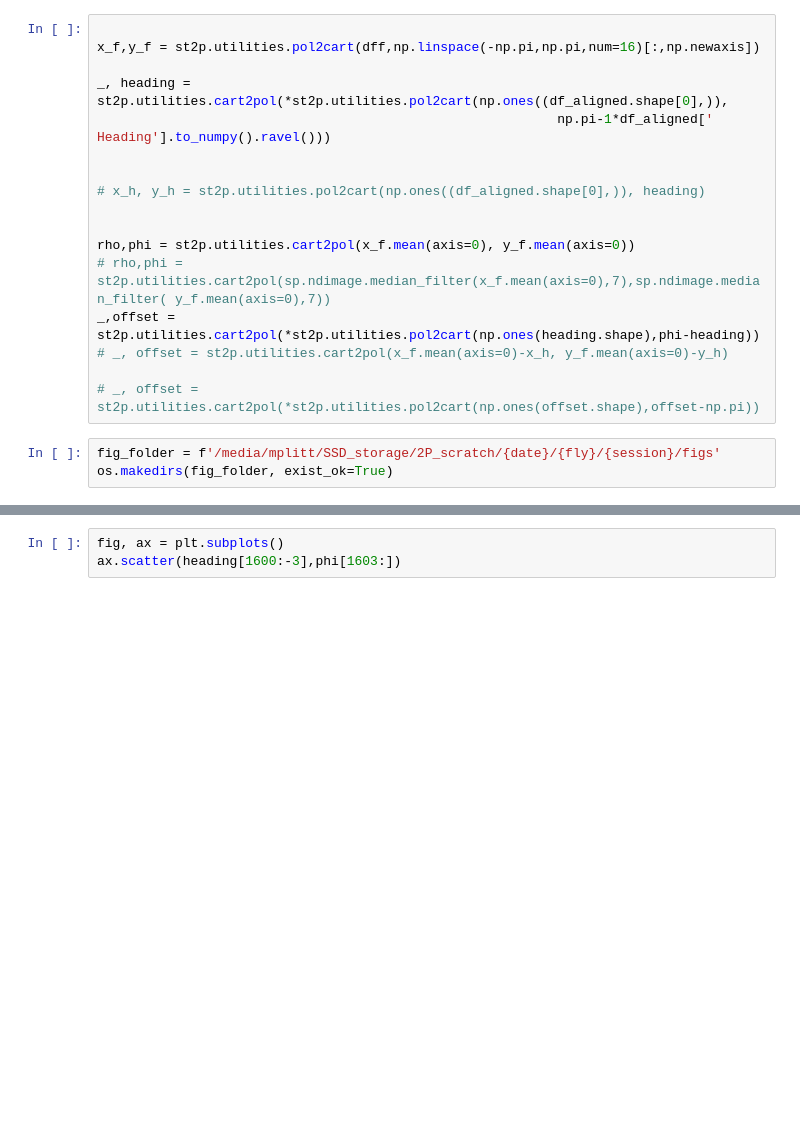
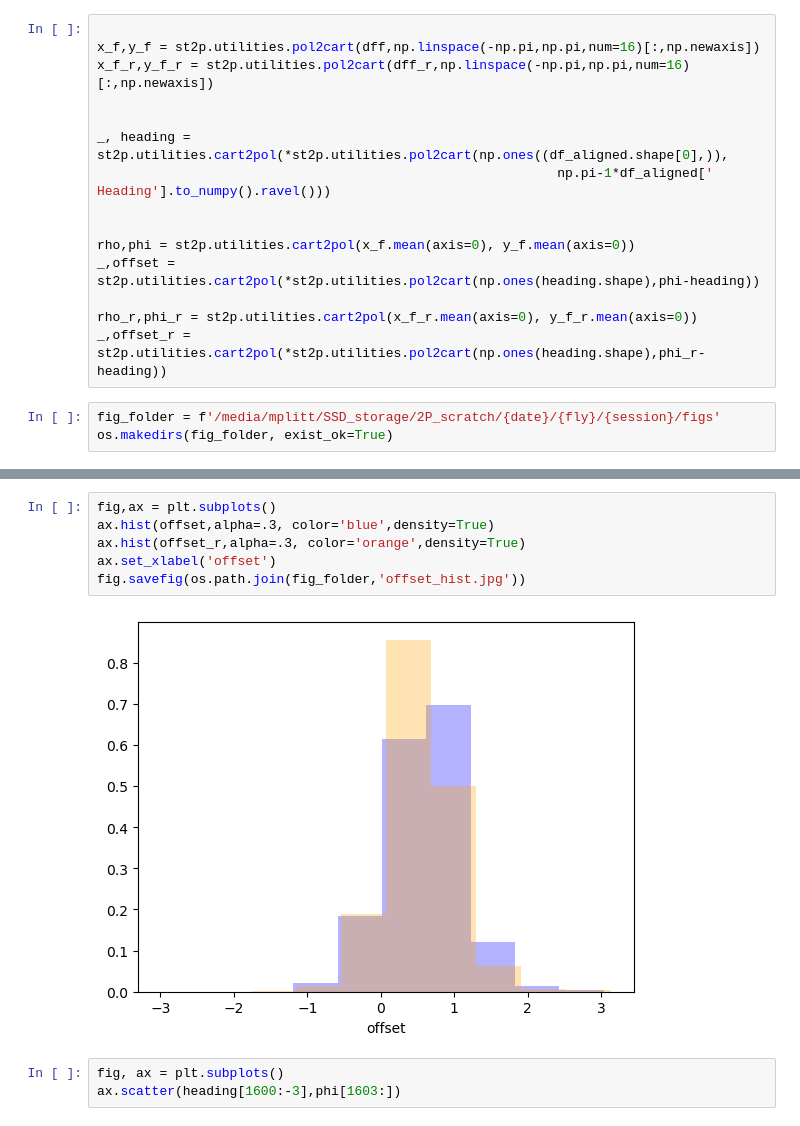
Before and after one commit to yfisher-lab/SessionTools, a Jupyter notebook: Notebooks/signal_extraction_debugging.ipynb, the cells around one changed output, grey strips where cells are left out. Drawn from its saved outputs; the diff is of its cells as text; blank space fills up the shorter version.

```diff
--- a/Notebooks/signal_extraction_debugging.ipynb
+++ b/Notebooks/signal_extraction_debugging.ipynb
@@ -163,20 +164,18 @@ print(np.amin(dff),np.amax(dff))
 # %%
 
 x_f,y_f = st2p.utilities.pol2cart(dff,np.linspace(-np.pi,np.pi,num=16)[:,np.newaxis])
+x_f_r,y_f_r = st2p.utilities.pol2cart(dff_r,np.linspace(-np.pi,np.pi,num=16)[:,np.newaxis])
+
 
 _, heading = st2p.utilities.cart2pol(*st2p.utilities.pol2cart(np.ones((df_aligned.shape[0],)),
                                                            np.pi-1*df_aligned[' Heading'].to_numpy().ravel()))
 
 
-# x_h, y_h = st2p.utilities.pol2cart(np.ones((df_aligned.shape[0],)), heading)
+rho,phi = st2p.utilities.cart2pol(x_f.mean(axis=0), y_f.mean(axis=0))
+_,offset = st2p.utilities.cart2pol(*st2p.utilities.pol2cart(np.ones(heading.shape),phi-heading))
 
-
-rho,phi = st2p.utilities.cart2pol(x_f.mean(axis=0), y_f.mean(axis=0))
-# rho,phi = st2p.utilities.cart2pol(sp.ndimage.median_filter(x_f.mean(axis=0),7),sp.ndimage.median_filter( y_f.mean(axis=0),7))
-_,offset = st2p.utilities.cart2pol(*st2p.utilities.pol2cart(np.ones(heading.shape),phi-heading))
-# _, offset = st2p.utilities.cart2pol(x_f.mean(axis=0)-x_h, y_f.mean(axis=0)-y_h)
-
-# _, offset = st2p.utilities.cart2pol(*st2p.utilities.pol2cart(np.ones(offset.shape),offset-np.pi))
+rho_r,phi_r = st2p.utilities.cart2pol(x_f_r.mean(axis=0), y_f_r.mean(axis=0))
+_,offset_r = st2p.utilities.cart2pol(*st2p.utilities.pol2cart(np.ones(heading.shape),phi_r-heading))
 # %%
 fig_folder = f'/media/mplitt/SSD_storage/2P_scratch/{date}/{fly}/{session}/figs'
 os.makedirs(fig_folder, exist_ok=True)
@@ -244,3 +264,11 @@ Text(0, 0.5, 'Phase offset')
+# %%
+fig,ax = plt.subplots()
+ax.hist(offset,alpha=.3, color='blue',density=True)
+ax.hist(offset_r,alpha=.3, color='orange',density=True)
+ax.set_xlabel('offset')
+fig.savefig(os.path.join(fig_folder,'offset_hist.jpg'))
+# %% [output]
+[figure, added]
 # %%
 fig, ax = plt.subplots()
 ax.scatter(heading[1600:-3],phi[1603:])
```
Also changed, not shown: parts of 14 cells of this notebook, 2 other files.
